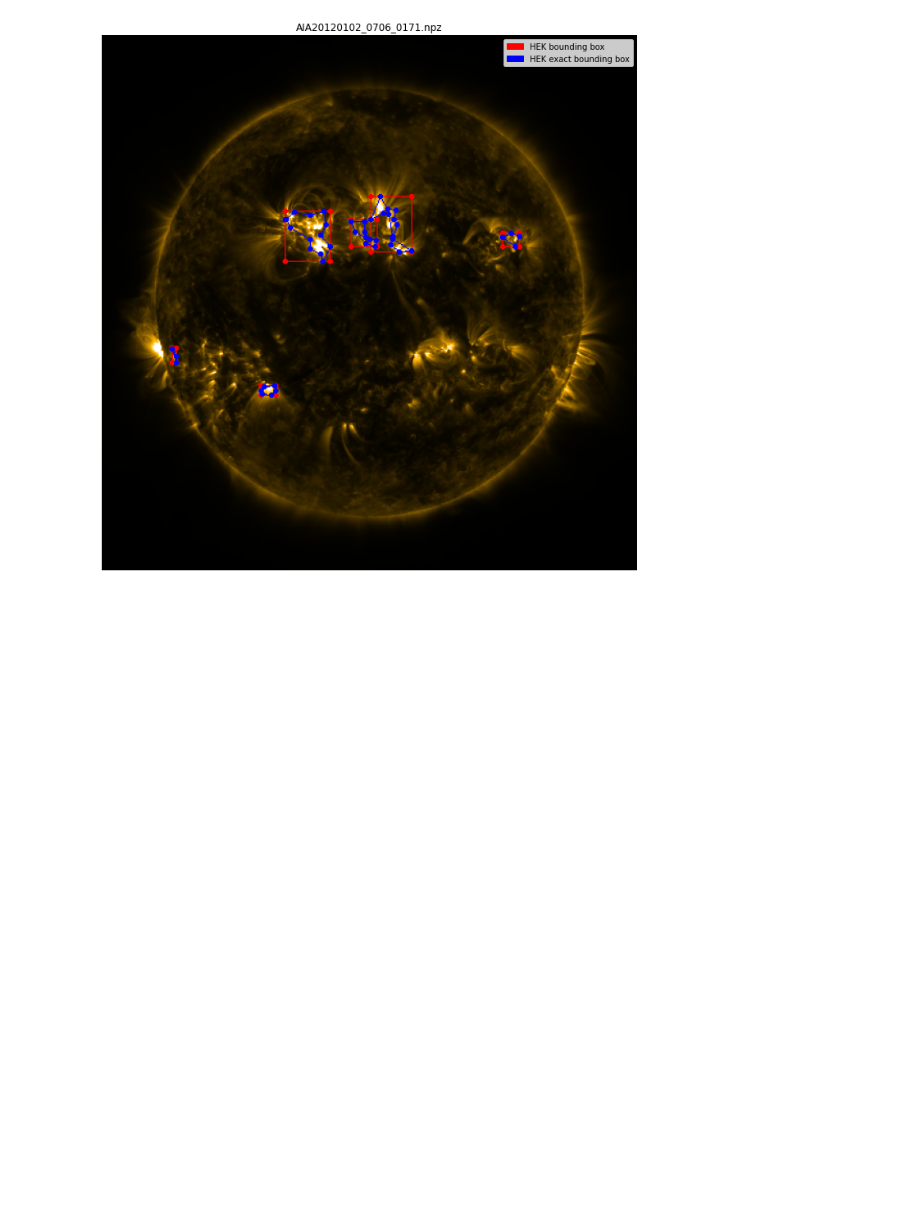
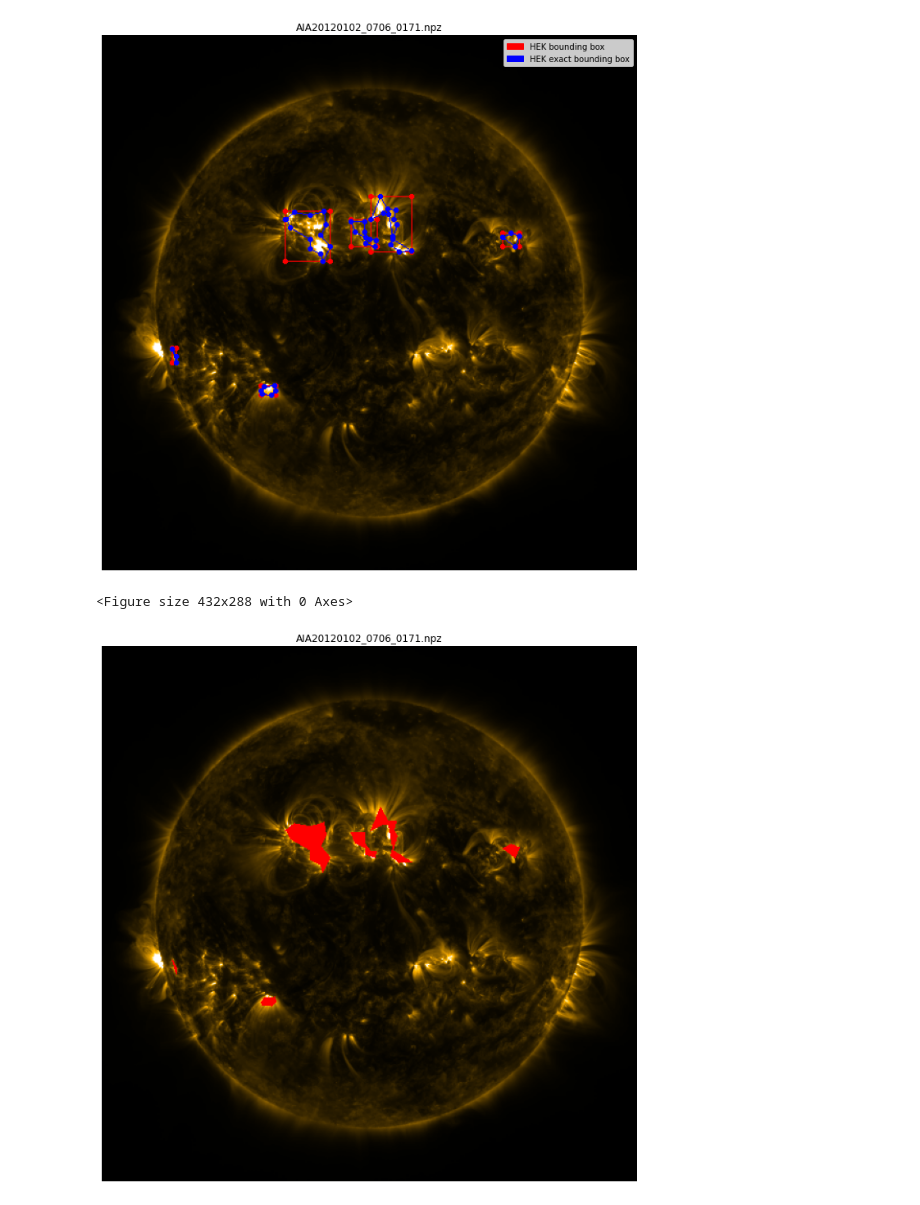
Before and after one commit to i4Ds/awesome-helio, a Jupyter notebook: datasets/machine-learning-dataset-for-sdo/SDOMLDatasetEvents.ipynb, the cells around one changed output. Cells and saved outputs as stored; diff of their text form; code cells hidden in the pictures; blank space fills up the shorter version.

```diff
--- a/datasets/machine-learning-dataset-for-sdo/SDOMLDatasetEvents.ipynb
+++ b/datasets/machine-learning-dataset-for-sdo/SDOMLDatasetEvents.ipynb
@@ -414,4 +417,25 @@ def display_img(img_path, hek_bboxes, hek_polygons, channelName):
     plt.legend(handles=[red_patch, blue_patch])
 
     plt.imshow(img)
+
+def display_mask(img_path, hek_polygons, channelName):
+    if hek_polygons is None:
+        return
+    plt.clf()
+    X = np.load(img_path)['x'].astype(np.float64)
+    V = vis(X, channelNameToMap(channelName), getClip(X, channelName))
+
+    img = Image.fromarray(V)
+    img_draw = ImageDraw.Draw(img)
+
+    fig = plt.figure(figsize=(12, 12))
+
+    for poly in hek_polygons:
+        poly = poly.exterior.coords
+        img_draw.polygon(poly, fill="red")
+
+    plt.axis('off')
+    title = img_path.name
+    plt.title(title)
+    plt.imshow(img)
 # %%
@@ -459,3 +474,8 @@ display_img(src_img_full_path, hek_bboxes, hek_polygons, channelName=171)
 # %% [output]
 <Figure size 432x288 with 0 Axes>
 [figure]
+# %%
+display_mask(src_img_full_path, hek_bboxes, channelName=171)
+# %% [output]
+<Figure size 432x288 with 0 Axes>
+[figure, added]
```
Also changed, not shown: parts of 15 cells of this notebook, 2 other files.
